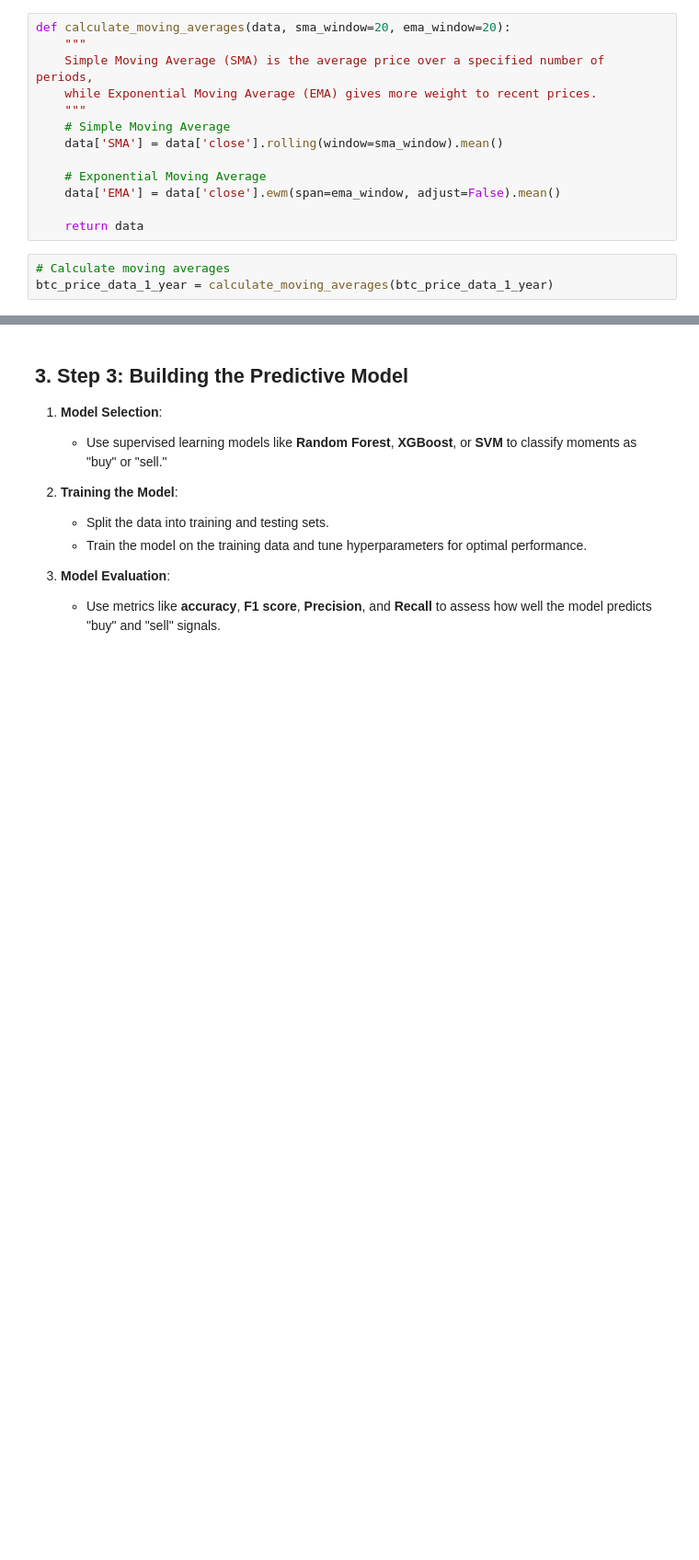
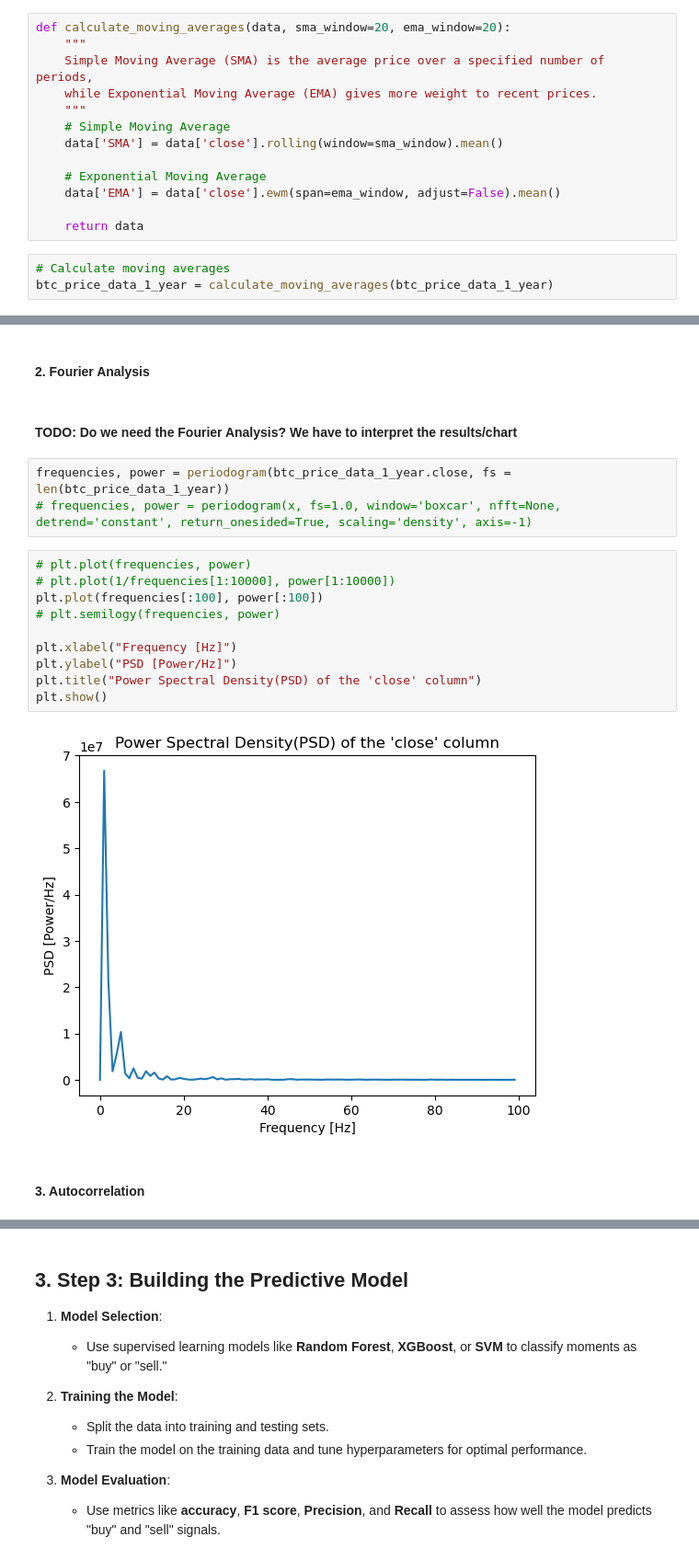
Before and after one commit to kostadinlambov/Algorithmic-Trading-Bot, a Jupyter notebook: Notebook/Algorithmic Trading Bot.ipynb, the cells around one changed output, grey strips where cells are left out. Shown at 92% size. Drawn from its saved outputs; the diff is of its cells as text; blank space fills up the shorter version.

```diff
--- a/Notebook/Algorithmic Trading Bot.ipynb
+++ b/Notebook/Algorithmic Trading Bot.ipynb
@@ -354,0 +498,21 @@ btc_price_data_1_year = calculate_moving_averages(btc_price_data_1_year)
+# %% [markdown]
+#### 2. Fourier Analysis
+# %% [markdown]
+#### **TODO: Do we need the Fourier Analysis? We have to interpret the results/chart**
+# %%
+frequencies, power = periodogram(btc_price_data_1_year.close, fs = len(btc_price_data_1_year))
+# frequencies, power = periodogram(x, fs=1.0, window='boxcar', nfft=None, detrend='constant', return_onesided=True, scaling='density', axis=-1)
+# %%
+# plt.plot(frequencies, power)
+# plt.plot(1/frequencies[1:10000], power[1:10000])
+plt.plot(frequencies[:100], power[:100])
+# plt.semilogy(frequencies, power)
+
+plt.xlabel("Frequency [Hz]")
+plt.ylabel("PSD [Power/Hz]")
+plt.title("Power Spectral Density(PSD) of the 'close' column")
+plt.show()
+# %% [output]
+[figure, added]
+# %% [markdown]
+#### 3. Autocorrelation
```
Also changed, not shown: parts of 104 cells of this notebook, 9 other files.
